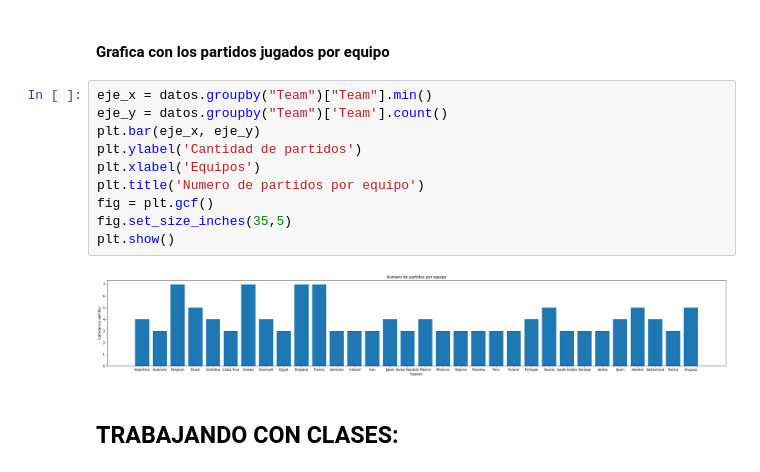
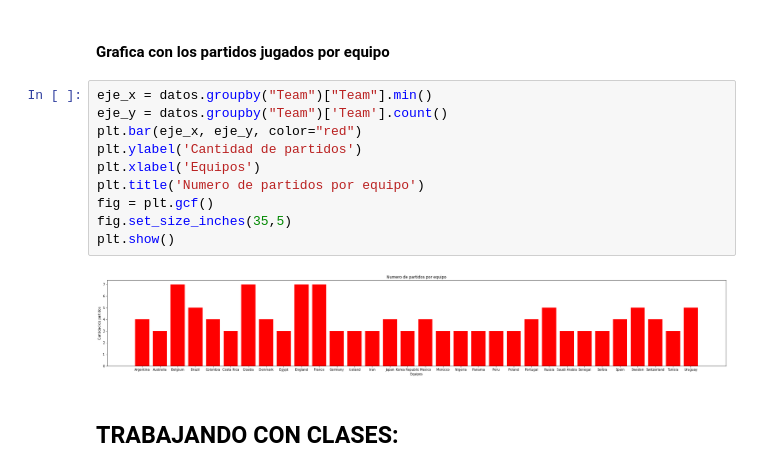
Before and after one commit to elmarchant/prm15uf2, a Jupyter notebook: index.ipynb, the cells around one changed output. Cells and saved outputs as stored; diff of their text form.

```diff
--- a/index.ipynb
+++ b/index.ipynb
@@ -178,15 +178,15 @@ plt.show()
 # %%
 eje_x = datos.groupby("Team")["Team"].min()
 eje_y = datos.groupby("Team")['Team'].count()
-plt.bar(eje_x, eje_y)
+plt.bar(eje_x, eje_y, color="red")
 plt.ylabel('Cantidad de partidos')
 plt.xlabel('Equipos')
 plt.title('Numero de partidos por equipo')
 fig = plt.gcf()
 fig.set_size_inches(35,5)
 plt.show()
 # %% [output]
-[figure, old version]
+[figure, new version]
 # %% [markdown]
 ## TRABAJANDO CON CLASES:
 # %%
```
Also changed, not shown: 1 other file.
